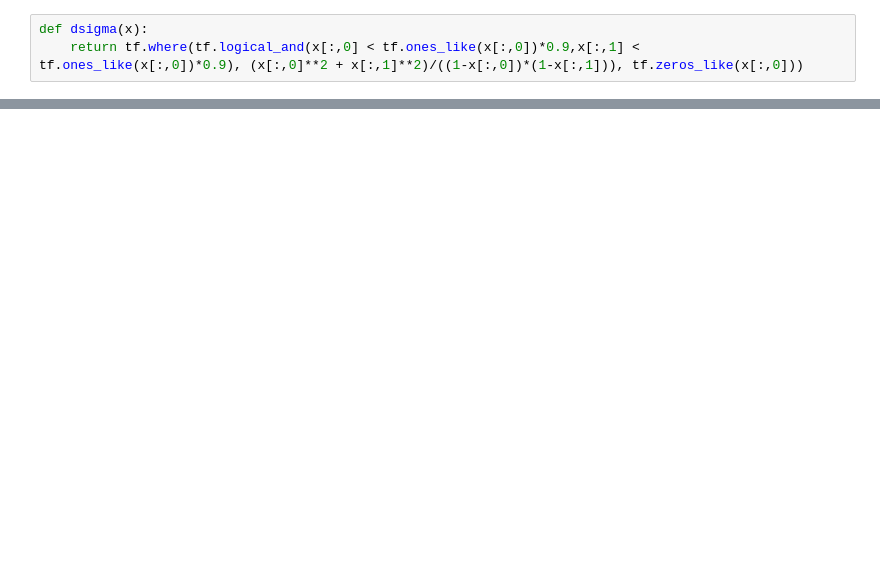
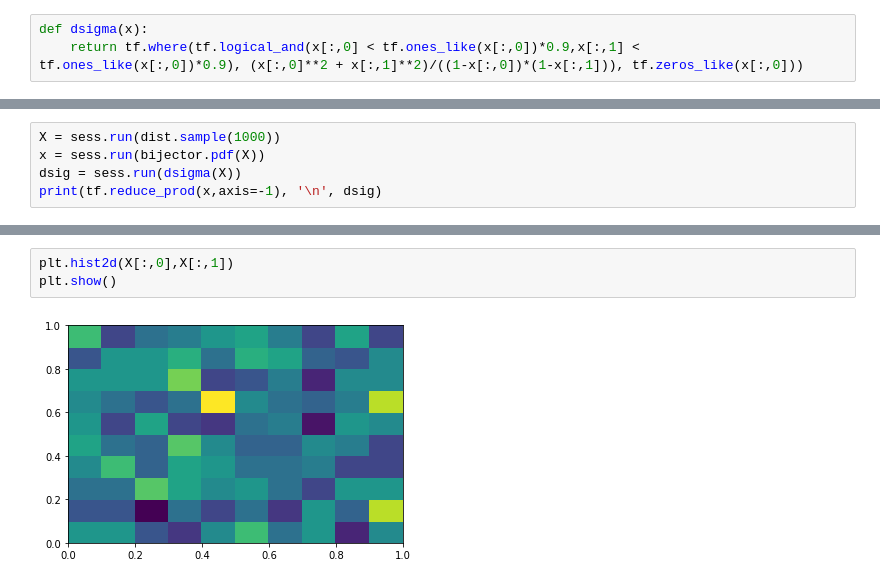
Before and after one commit to matteoettam09/i-flow, a Jupyter notebook: bijector.ipynb, the cells around one changed output, grey strips where cells are left out. Saved outputs shown, nothing was run; the diff lists cells and outputs as text; blank space fills up the shorter version.

```diff
--- a/bijector.ipynb
+++ b/bijector.ipynb
@@ -205,0 +232,5 @@ print(sess.run(grads))
+# %%
+X = sess.run(dist.sample(1000))
+x = sess.run(bijector.pdf(X))
+dsig = sess.run(dsigma(X))
+print(tf.reduce_prod(x,axis=-1), '\n', dsig)
@@ -205,0 +255,5 @@ print(sess.run(grads))
+# %%
+plt.hist2d(X[:,0],X[:,1])
+plt.show()
+# %% [output]
+[figure, added]
```
Also changed, not shown: parts of 27 cells of this notebook.
